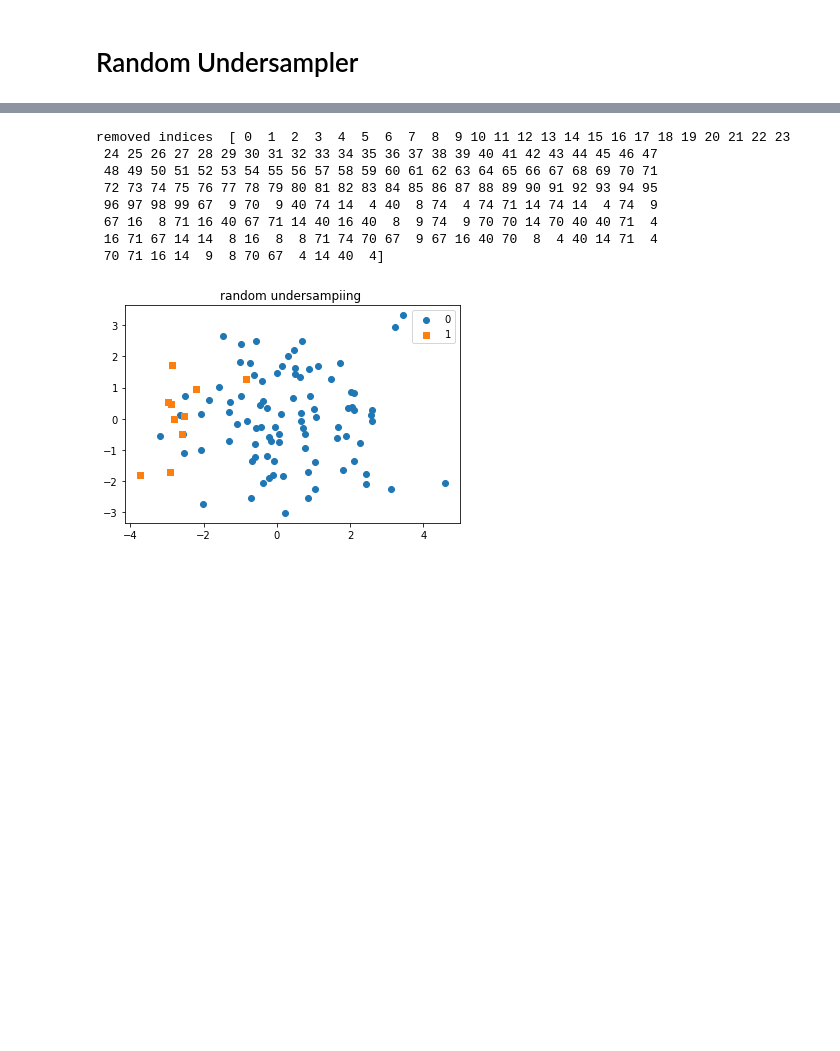
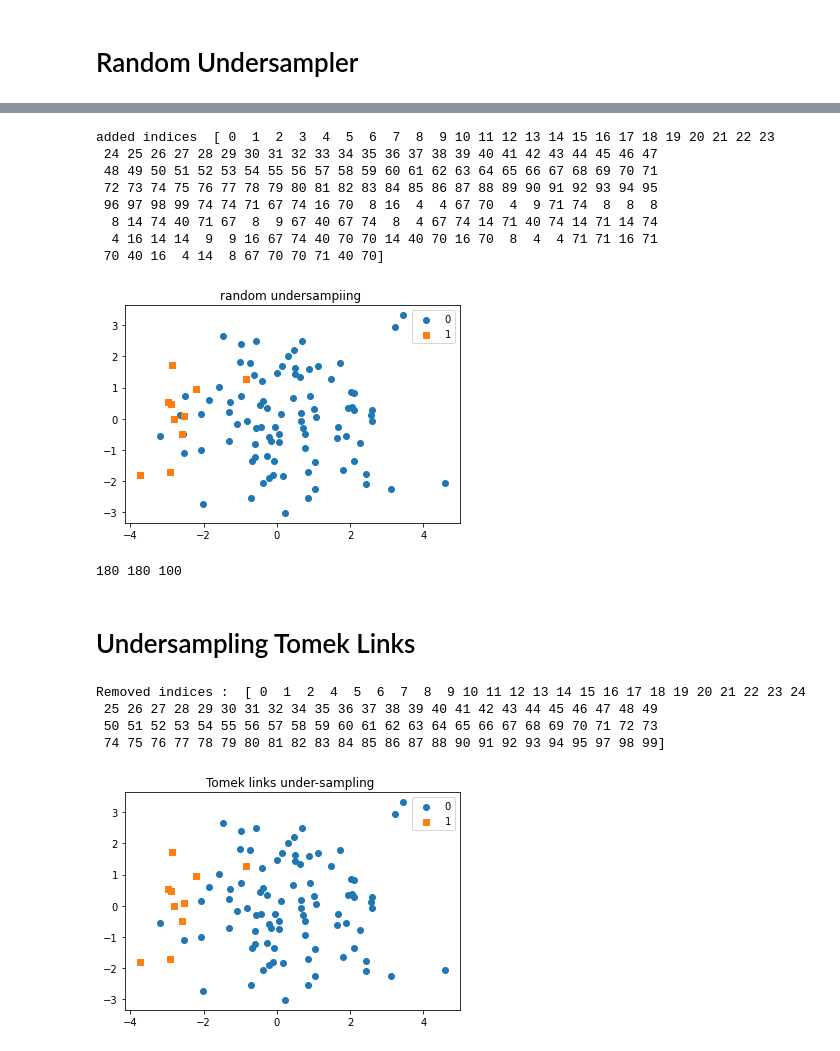
Before and after one commit to thunderock/kaggle, a Jupyter notebook: learning/code/imblearn tutorial.ipynb, the cells around one changed output, grey strips where cells are left out. Cells and saved outputs as stored; diff of their text form; code cells hidden in the pictures; blank space fills up the shorter version.

Commit message:
completed imblearn tutorial

```diff
--- a/learning/code/imblearn tutorial.ipynb
+++ b/learning/code/imblearn tutorial.ipynb
@@ -56,19 +56,37 @@ removed indices  [59 25 63 96 31  7 35 30 22  0  4  8  9 14 16 40 67 70 71 74]
 # %%
 from imblearn.over_sampling import RandomOverSampler
 
-rus = RandomOverSampler()
-X_rus, y_rus = rus.fit_sample(X, y)
+ros = RandomOverSampler()
+X_ros, y_ros = ros.fit_sample(X, y)
 
-print("removed indices ", rus.sample_indices_)
+print("added indices ", ros.sample_indices_)
 
-plot_2d_space(X_rus, y_rus, "random undersampiing ")
+plot_2d_space(X_ros, y_ros, "random undersampiing ")
+print (len(ros.sample_indices_), X_ros.shape[0], X.shape[0])
 # %% [output]
-removed indices  [ 0  1  2  3  4  5  6  7  8  9 10 11 12 13 14 15 16 17 18 19 20 21 22 23
+added indices  [ 0  1  2  3  4  5  6  7  8  9 10 11 12 13 14 15 16 17 18 19 20 21 22 23
  24 25 26 27 28 29 30 31 32 33 34 35 36 37 38 39 40 41 42 43 44 45 46 47
  48 49 50 51 52 53 54 55 56 57 58 59 60 61 62 63 64 65 66 67 68 69 70 71
  72 73 74 75 76 77 78 79 80 81 82 83 84 85 86 87 88 89 90 91 92 93 94 95
- 96 97 98 99 67  9 70  9 40 74 14  4 40  8 74  4 74 71 14 74 14  4 74  9
- 67 16  8 71 16 40 67 71 14 40 16 40  8  9 74  9 70 70 14 70 40 40 71  4
- 16 71 67 14 14  8 16  8  8 71 74 70 67  9 67 16 40 70  8  4 40 14 71  4
- 70 71 16 14  9  8 70 67  4 14 40  4]
+ 96 97 98 99 74 74 71 67 74 16 70  8 16  4  4 67 70  4  9 71 74  8  8  8
+  8 14 74 40 71 67  8  9 67 40 67 74  8  4 67 74 14 71 40 74 14 71 14 74
+  4 16 14 14  9  9 16 67 74 40 70 70 14 40 70 16 70  8  4  4 71 71 16 71
+ 70 40 16  4 14  8 67 70 70 71 40 70]
 [figure]
+180 180 100
+# %% [markdown]
+# Undersampling Tomek Links
+# %%
+from imblearn.under_sampling import TomekLinks
+
+t1 = TomekLinks(sampling_strategy='majority')
+X_t1, y_t1 = t1.fit_sample(X, y)
+
+print("Removed indices : ", t1.sample_indices_)
+plot_2d_space(X_t1, y_t1, "Tomek links under-sampling ")
+# %% [output]
+Removed indices :  [ 0  1  2  4  5  6  7  8  9 10 11 12 13 14 15 16 17 18 19 20 21 22 23 24
+ 25 26 27 28 29 30 31 32 34 35 36 37 38 39 40 41 42 43 44 45 46 47 48 49
+ 50 51 52 53 54 55 56 57 58 59 60 61 62 63 64 65 66 67 68 69 70 71 72 73
+ 74 75 76 77 78 79 80 81 82 83 84 85 86 87 88 90 91 92 93 94 95 97 98 99]
+[figure, added]
```
Also changed, not shown: parts of 7 cells of this notebook, 1 other file.
